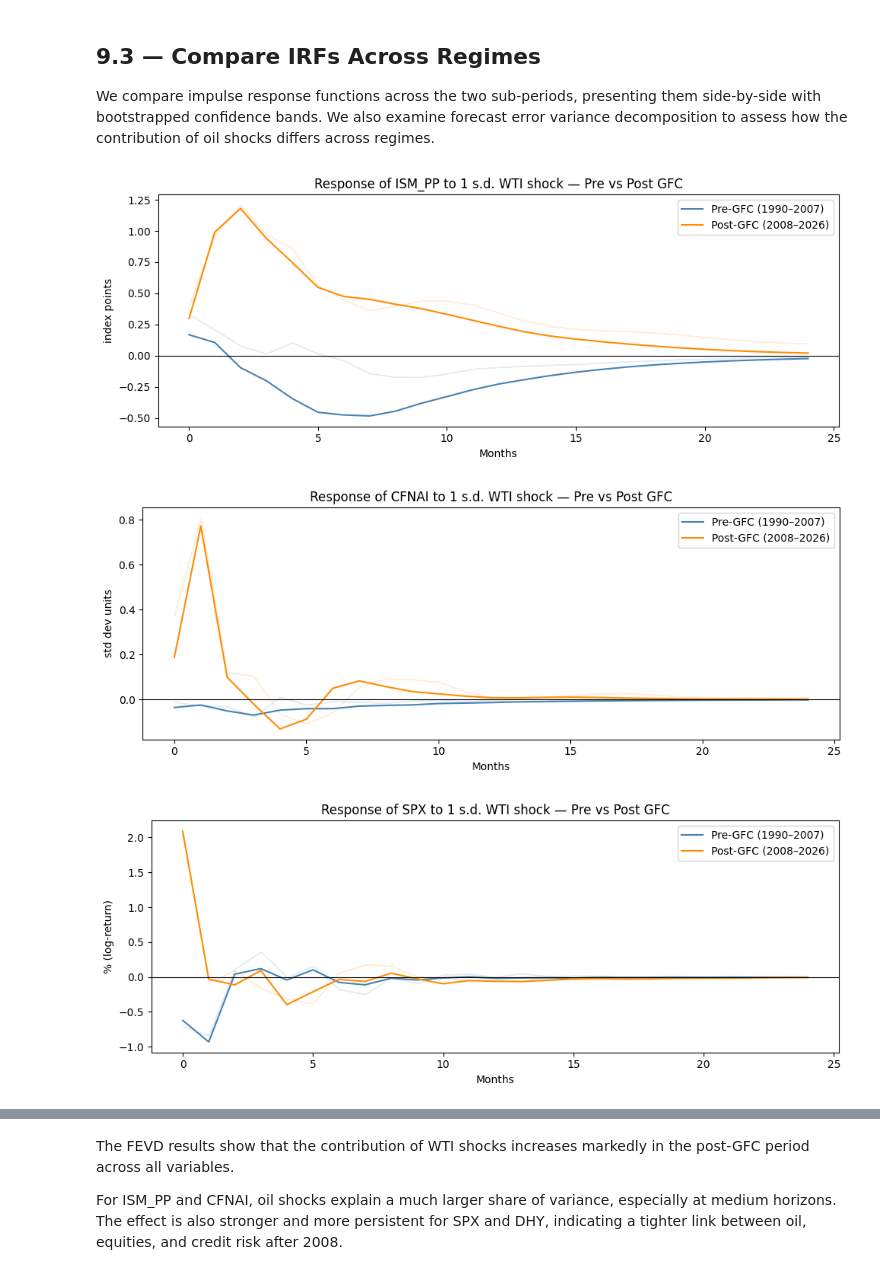
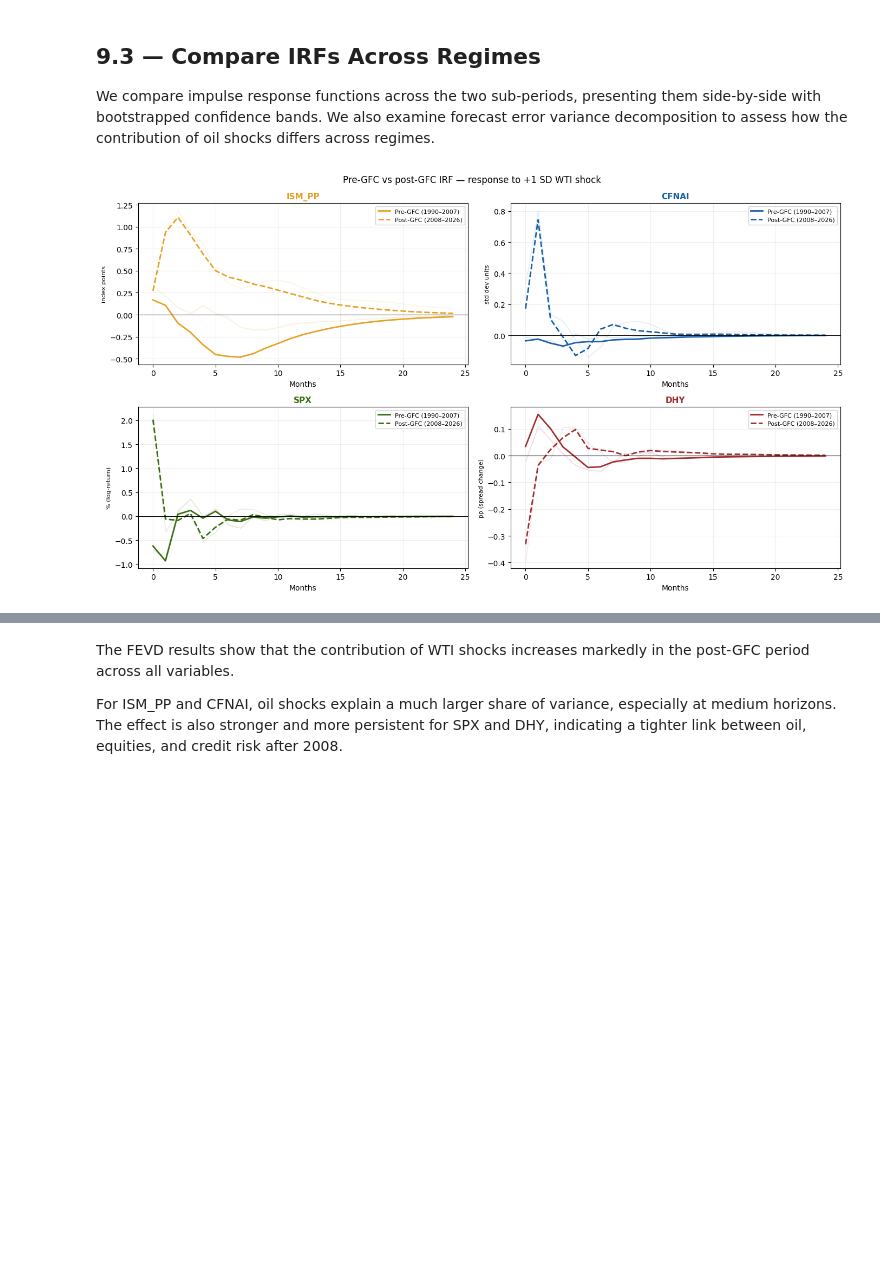
Before and after one commit to Altankaragulle/EMIF_Project_Oil, a Jupyter notebook: EMIF_Oil_Shock_Project.ipynb, the cells around one changed output, grey strips where cells are left out. Drawn from its saved outputs; the diff is of its cells as text; code cells hidden in the pictures; blank space fills up the shorter version.

```diff
--- a/EMIF_Oil_Shock_Project.ipynb
+++ b/EMIF_Oil_Shock_Project.ipynb
@@ -38,6 +38,14 @@ import warnings
 warnings.filterwarnings("ignore")
 pd.set_option("display.float_format", lambda x: f"{x:.4f}")
 plt.rcParams["figure.figsize"] = (12, 5)
+
+VAR_COLORS = {
+    "WTI":    "#2C2C2A",   # dark gray  — oil shock
+    "ISM_PP": "#E8A020",   # amber      — Stage 1 cost pressure
+    "CFNAI":  "#185FA5",   # blue       — Stage 2 real activity
+    "SPX":    "#3B6D11",   # green      — Stage 3a equities
+    "DHY":    "#A32D2D",   # red        — Stage 3b credit
+}
 # %% [markdown]
 ---
 
@@ -998,7 +970,7 @@ print()
 # ACF of residuals
 fig, ax = plt.subplots(figsize=(10, 4))
 plot_acf(resid, lags=24, ax=ax, zero=False)
-ax.set_title(f"ACF of ARMA({p_star},{q_star}) residuals — WTI monthly returns")
+ax.set_title(f"ACF of ARMA({p_star},{q_star}) residuals (AIC)")
 plt.tight_layout()
 plt.show()
 # %% [output]
@@ -1699,7 +1646,7 @@ We split the sample at December 2007 and January 2008 into two sub-periods: pre-
 # Split at Dec 2007
 split_date = "2007-12-31"
 var_pre = var_df.loc[:split_date]
-var_post = var_df.loc["2008-01-31":]
+var_post = var_df.loc["2007-01-31":]
 
 print(f"Sub-period 1 (pre-GFC): {var_pre.index.min().strftime('%Y-%m')} to {var_pre.index.max().strftime('%Y-%m')} — {len(var_pre)} obs")
 print(f"Sub-period 2 (post-GFC): {var_post.index.min().strftime('%Y-%m')} to {var_post.index.max().strftime('%Y-%m')} — {len(var_post)} obs")
@@ -1757,44 +1704,39 @@ We compare impulse response functions across the two sub-periods, presenting the
 # %%
 irf_pre = var_pre_results.irf(24)
 lo_pre, hi_pre = irf_pre.errband_mc(orth=True, repl=500, signif=0.05, seed=42)
 
 irf_post = var_post_results.irf(24)
 lo_post, hi_post = irf_post.errband_mc(orth=True, repl=500, signif=0.05, seed=42)
 
 horizons = np.arange(25)
 response_vars = ["ISM_PP", "CFNAI", "SPX", "DHY"]
 units = {
     "ISM_PP": "index points",
     "CFNAI":  "std dev units",
     "SPX":    "% (log-return)",
     "DHY":    "pp (spread change)"
 }
 
-for response_name in response_vars:
-    r_idx = variables.index(response_name)
+fig, axes = plt.subplots(2, 2, figsize=(14, 8))
+fig.suptitle("Pre-GFC vs post-GFC IRF — response to +1 SD WTI shock", fontsize=12)
+
+for ax, var in zip(axes.flatten(), ["ISM_PP", "CFNAI", "SPX", "DHY"]):
+    color = VAR_COLORS[var]
+    r_idx = variables.index(var)
     w_idx = variables.index("WTI")
 
-    resp1 = irf_pre.orth_irfs[:, r_idx, w_idx]
-    lo1 = lo_pre[:, r_idx, w_idx]
-    hi1 = hi_pre[:, r_idx, w_idx]
+    ax.plot(horizons, irf_pre.orth_irfs[:, r_idx, w_idx],  color=color, lw=2,        label="Pre-GFC (1990–2007)")
+    ax.fill_between(horizons, lo_pre[:, r_idx, w_idx], hi_pre[:, r_idx, w_idx], alpha=0.15, color=color)
+    ax.plot(horizons, irf_post.orth_irfs[:, r_idx, w_idx], color=color, lw=2, ls="--", label="Post-GFC (2008–2026)")
+    ax.fill_between(horizons, lo_post[:, r_idx, w_idx], hi_post[:, r_idx, w_idx], alpha=0.10, color=color)
+    ax.axhline(0, color="black", lw=0.8)
+    ax.set_title(var, fontsize=11, fontweight="bold", color=color)
+    ax.set_xlabel("Months")
+    ax.set_ylabel(units[var], fontsize=8)
+    ax.legend(fontsize=8)
+    ax.grid(True, alpha=0.2)
 
-    resp2 = irf_post.orth_irfs[:, r_idx, w_idx]
-    lo2 = lo_post[:, r_idx, w_idx]
-    hi2 = hi_post[:, r_idx, w_idx]
-
-    fig, ax = plt.subplots(figsize=(10, 4))
-    ax.plot(horizons, resp1, color="steelblue", label="Pre-GFC (1990–2007)")
-    ax.fill_between(horizons, lo1, hi1, alpha=0.15, color="steelblue")
-    ax.plot(horizons, resp2, color="darkorange", label="Post-GFC (2008–2026)")
-    ax.fill_between(horizons, lo2, hi2, alpha=0.15, color="darkorange")
-    ax.axhline(0, color="black", linewidth=0.8)
-    ax.set_title(f"Response of {response_name} to 1 s.d. WTI shock — Pre vs Post GFC")
-    ax.set_xlabel("Months")
-    ax.set_ylabel(units[response_name])
-    ax.legend()
-    plt.tight_layout()
-    plt.show()
+plt.tight_layout()
+plt.show()
 # %% [output]
-[figure, old version]
+[figure, new version]
-[figure, removed]
-[figure, removed]
```
Also changed, not shown: parts of 52 cells of this notebook, 4 other files.
